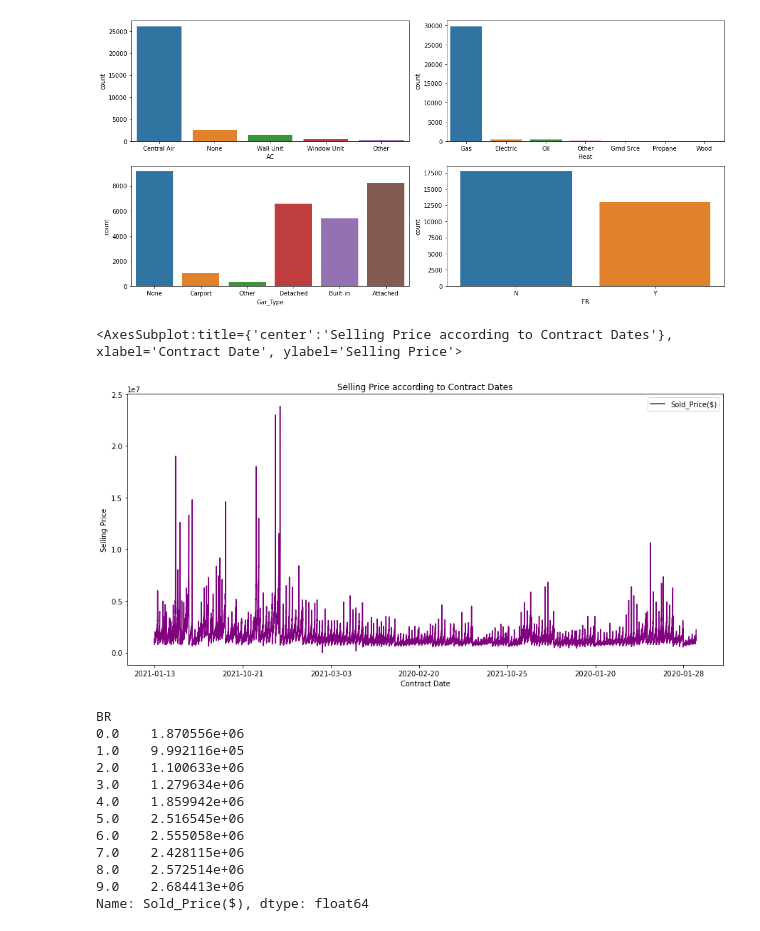
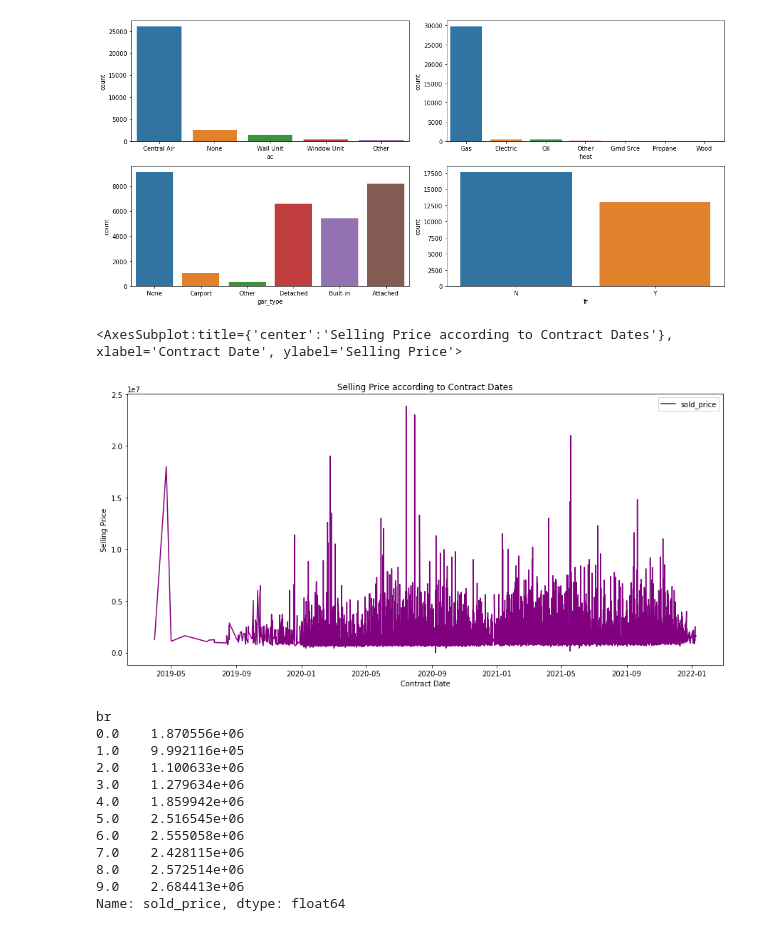
Before and after one commit to Realestate-Module-Predictions/Real_estate, a Jupyter notebook: Exploratory_Analysis.ipynb, the cells around one changed output. Saved outputs shown, nothing was run; the diff lists cells and outputs as text; code cells hidden in the pictures.

```diff
--- a/Exploratory_Analysis.ipynb
+++ b/Exploratory_Analysis.ipynb
@@ -47,0 +17,23 @@ dtype: int64
+# %%
+# Read in table of data from PGADMIN or connected database
+
+from sqlalchemy import create_engine
+#import library psycopyg2
+import psycopg2
+#import library sqlio
+import pandas.io.sql as sqlio
+
+# Postgres username, password, and database name
+POSTGRES_ADDRESS = 'db1-realestate-prediction.cc3utfionj0h.us-east-2.rds.amazonaws.com' ## INSERT YOUR DB ADDRESS
+POSTGRES_PORT = '5432'
+POSTGRES_USERNAME = 'realestate'
+POSTGRES_PASSWORD = '12345678'
+POSTGRES_DBNAME = 'postgres'
+
+#create database connection variable
+conn = psycopg2.connect(user=POSTGRES_USERNAME, password=POSTGRES_PASSWORD, host=POSTGRES_ADDRESS, database=POSTGRES_DBNAME)
+# %%
+#Viewing the BD from SQL
+
+df_dbase = sqlio.read_sql_query('''SELECT * FROM public."REALESTATE";''', conn)
+df_dbase
@@ -161,15 +169,15 @@ plt.tight_layout()
 [figure]
 # %%
 # Plotting price vs features
-exp_df.plot(x='Contract_Date', y ='Sold_Price($)', figsize =(15,7), title ='Selling Price according to Contract Dates', xlabel = 'Contract Date', ylabel ='Selling Price', color = 'purple')
+df_dbase.plot(x='contract_date', y ='sold_price', figsize =(15,7), title ='Selling Price according to Contract Dates', xlabel = 'Contract Date', ylabel ='Selling Price', color = 'purple')
 # %% [output]
 <AxesSubplot:title={'center':'Selling Price according to Contract Dates'}, xlabel='Contract Date', ylabel='Selling Price'>
-[figure, old version]
+[figure, new version]
 # %%
-# average Prices according to features
-exp_df.groupby(["BR"]).mean()["Sold_Price($)"]
+# average Prices according to features Bedroom
+df_dbase.groupby(["br"]).mean()["sold_price"]
 # %% [output]
-BR
+br
 0.0    1.870556e+06
 1.0    9.992116e+05
 2.0    1.100633e+06
@@ -180,5 +188,5 @@ BR
 7.0    2.428115e+06
 8.0    2.572514e+06
 9.0    2.684413e+06
-Name: Sold_Price($), dtype: float64
+Name: sold_price, dtype: float64
 # %%
```
Also changed, not shown: parts of 28 cells of this notebook.
